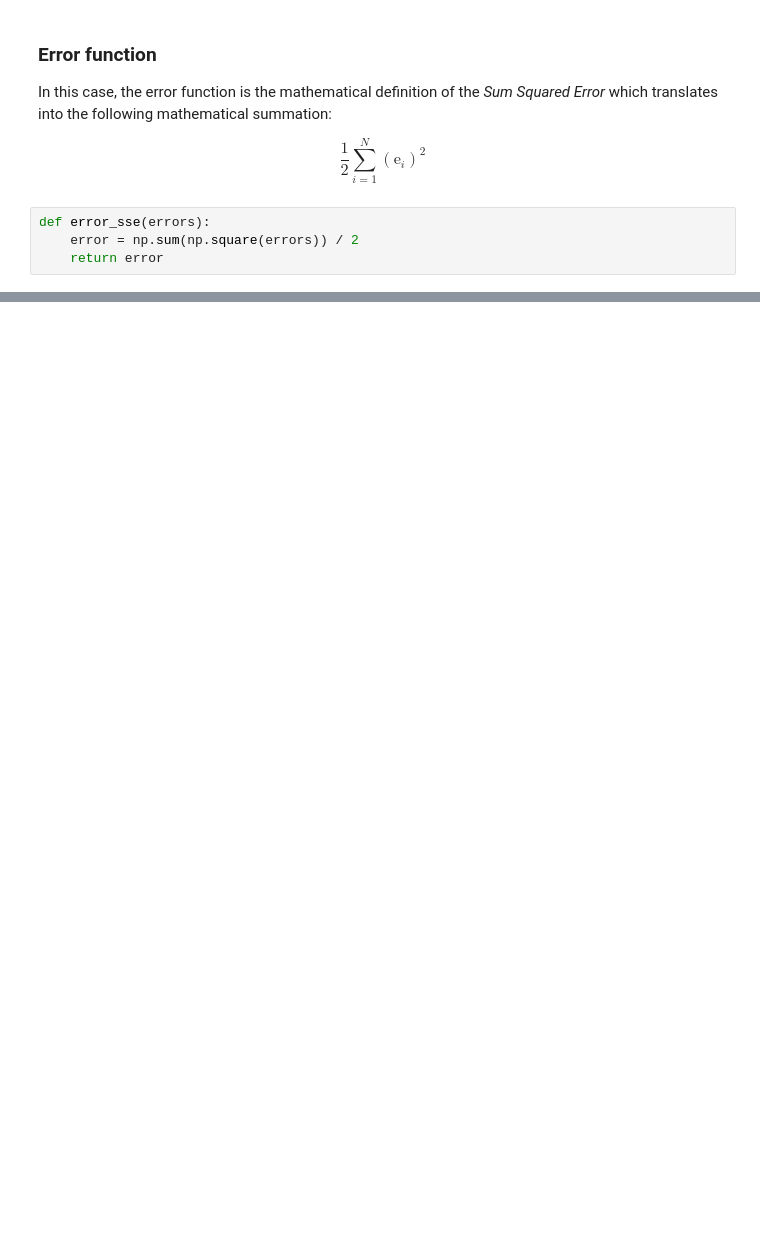
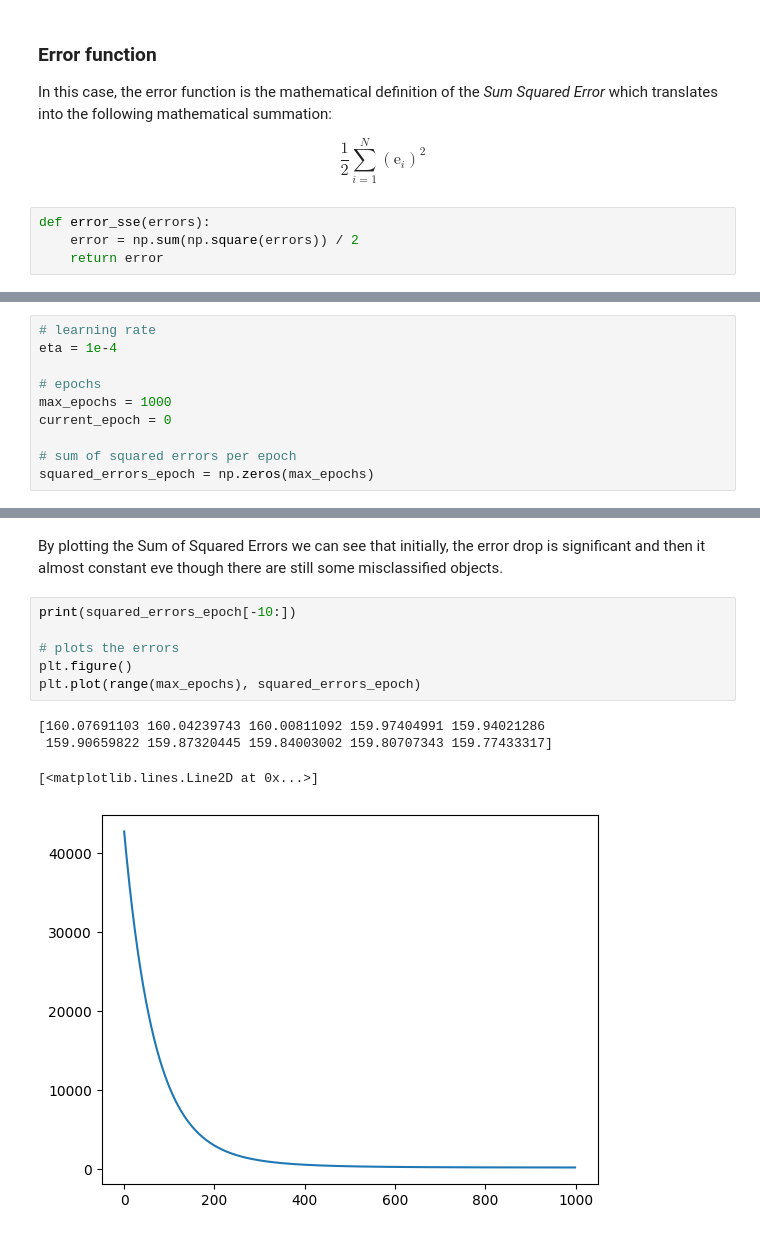
Before and after one commit to imAlessas/machine-learning, a Jupyter notebook: algorithms/gradient-descent/GD-basic.ipynb, the cells around one changed output, grey strips where cells are left out. Drawn from its saved outputs; the diff is of its cells as text; blank space fills up the shorter version.

```diff
--- a/algorithms/gradient-descent/GD-basic.ipynb
+++ b/algorithms/gradient-descent/GD-basic.ipynb
@@ -268,2 +276,12 @@ total_error = np.zeros(max_epochs)
+# %%
+# learning rate
+eta = 1e-4
+
+# epochs
+max_epochs = 1000
+current_epoch = 0
+
+# sum of squared errors per epoch
+squared_errors_epoch = np.zeros(max_epochs)
 # %% [markdown]
 We start iterating until we reach the maximum number of epochs, we compute the <tt>output</tt> of the __activation function__, which in this case is the identity function:
@@ -338,0 +327,13 @@ Eta: 0.01
+# %% [markdown]
+By plotting the Sum of Squared Errors we can see that initially, the error drop is significant and then it almost constant eve though there are still some misclassified objects.
+# %%
+print(squared_errors_epoch[-10:])
+
+# plots the errors
+plt.figure()
+plt.plot(range(max_epochs), squared_errors_epoch)
+# %% [output]
+[160.07691103 160.04239743 160.00811092 159.97404991 159.94021286
+ 159.90659822 159.87320445 159.84003002 159.80707343 159.77433317]
+[<matplotlib.lines.Line2D at 0x...>]
+[figure, added]
```
Also changed, not shown: parts of 17 cells of this notebook.
